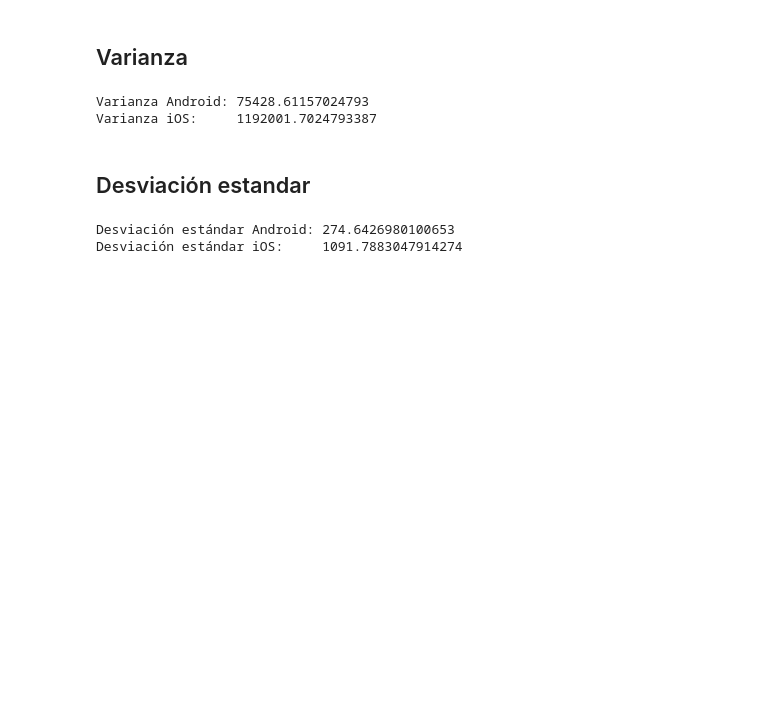
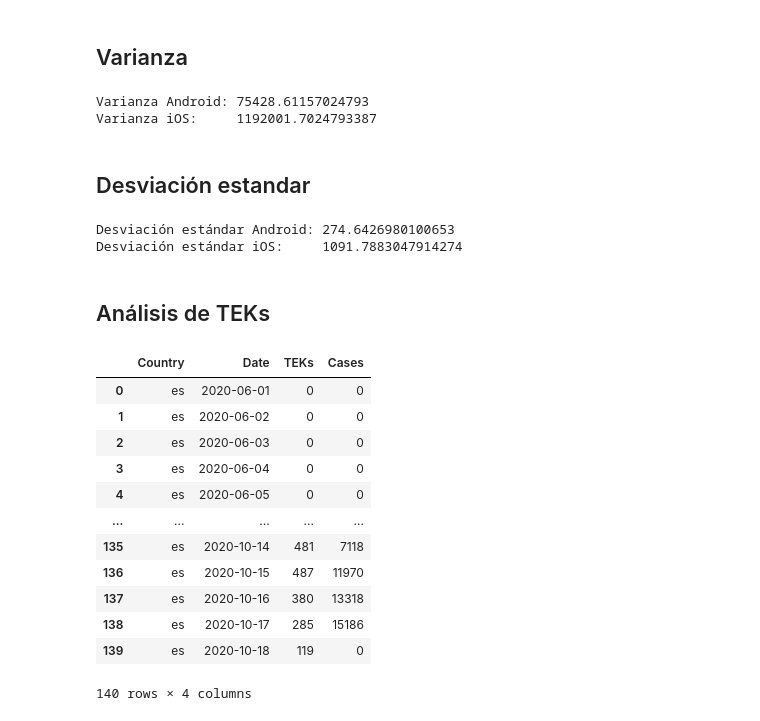
Before and after one commit to JavDomGom/Course-Numpy-Pandas, a Jupyter notebook: COVID-19/ExposureNotifications.ipynb, the cells around one changed output. Saved outputs shown, nothing was run; the diff lists cells and outputs as text; code cells hidden in the pictures; blank space fills up the shorter version.

```diff
--- a/COVID-19/ExposureNotifications.ipynb
+++ b/COVID-19/ExposureNotifications.ipynb
@@ -90,3 +90,5 @@ print(f'Desviación estándar iOS:     {desviacion_std_ios}')
 # %% [output]
 Desviación estándar Android: 274.6426980100653
 Desviación estándar iOS:     1091.7883047914274
+# %% [markdown]
+## Análisis de TEKs
@@ -92,0 +104,16 @@ Desviación estándar iOS:     1091.7883047914274
+# %%
+df
+# %% [output]
+|  | Country | Date | TEKs | Cases |
+| 0 | es | 2020-06-01 | 0 | 0 |
+| 1 | es | 2020-06-02 | 0 | 0 |
+| 2 | es | 2020-06-03 | 0 | 0 |
+| 3 | es | 2020-06-04 | 0 | 0 |
+| 4 | es | 2020-06-05 | 0 | 0 |
+| ... | ... | ... | ... | ... |
+| 135 | es | 2020-10-14 | 481 | 7118 |
+| 136 | es | 2020-10-15 | 487 | 11970 |
+| 137 | es | 2020-10-16 | 380 | 13318 |
+| 138 | es | 2020-10-17 | 285 | 15186 |
+| 139 | es | 2020-10-18 | 119 | 0 |
+140 rows × 4 columns
```
Also changed, not shown: parts of 7 cells of this notebook, 3 other files.
